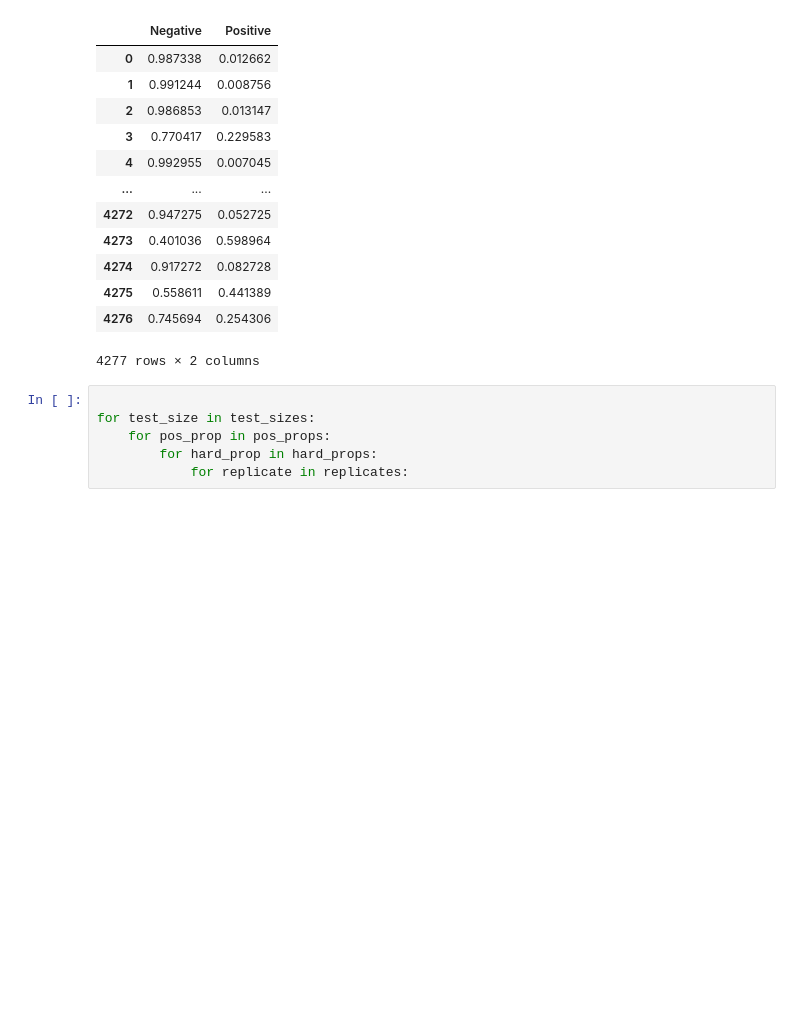
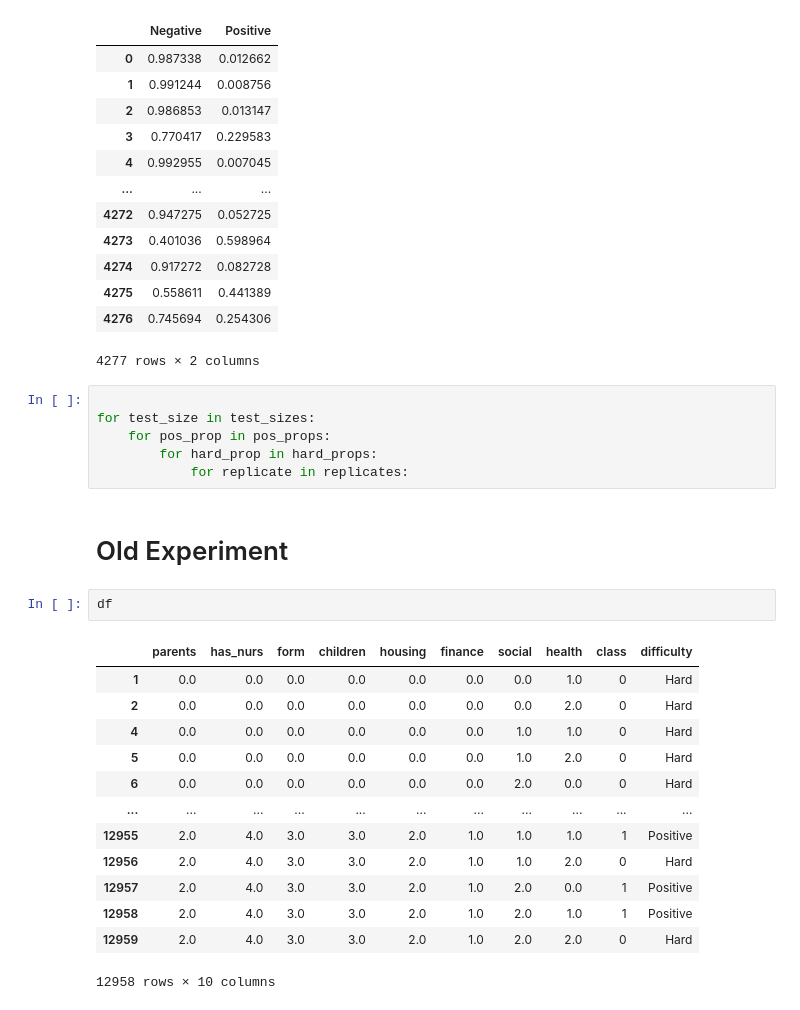
Before and after one commit to JPOrtegaa/score-drift-quantification, a Jupyter notebook: experiments_real.ipynb, the cells around one changed output. Cells and saved outputs as stored; diff of their text form; blank space fills up the shorter version.

Commit message:
feature: new structure for real dataset experiments

```diff
--- a/experiments_real.ipynb
+++ b/experiments_real.ipynb
@@ -717,3 +721,21 @@ for test_size in test_sizes:
     for pos_prop in pos_props:
         for hard_prop in hard_props:
             for replicate in replicates:
+# %% [markdown]
+# Old Experiment
+# %%
+df
+# %% [output]
+|  | parents | has_nurs | form | children | housing | finance | social | health | class | difficulty |
+| 1 | 0.0 | 0.0 | 0.0 | 0.0 | 0.0 | 0.0 | 0.0 | 1.0 | 0 | Hard |
+| 2 | 0.0 | 0.0 | 0.0 | 0.0 | 0.0 | 0.0 | 0.0 | 2.0 | 0 | Hard |
+| 4 | 0.0 | 0.0 | 0.0 | 0.0 | 0.0 | 0.0 | 1.0 | 1.0 | 0 | Hard |
+| 5 | 0.0 | 0.0 | 0.0 | 0.0 | 0.0 | 0.0 | 1.0 | 2.0 | 0 | Hard |
+| 6 | 0.0 | 0.0 | 0.0 | 0.0 | 0.0 | 0.0 | 2.0 | 0.0 | 0 | Hard |
+| ... | ... | ... | ... | ... | ... | ... | ... | ... | ... | ... |
+| 12955 | 2.0 | 4.0 | 3.0 | 3.0 | 2.0 | 1.0 | 1.0 | 1.0 | 1 | Positive |
+| 12956 | 2.0 | 4.0 | 3.0 | 3.0 | 2.0 | 1.0 | 1.0 | 2.0 | 0 | Hard |
+| 12957 | 2.0 | 4.0 | 3.0 | 3.0 | 2.0 | 1.0 | 2.0 | 0.0 | 1 | Positive |
+| 12958 | 2.0 | 4.0 | 3.0 | 3.0 | 2.0 | 1.0 | 2.0 | 1.0 | 1 | Positive |
+| 12959 | 2.0 | 4.0 | 3.0 | 3.0 | 2.0 | 1.0 | 2.0 | 2.0 | 0 | Hard |
+12958 rows × 10 columns
```
Also changed, not shown: parts of 13 cells of this notebook.
